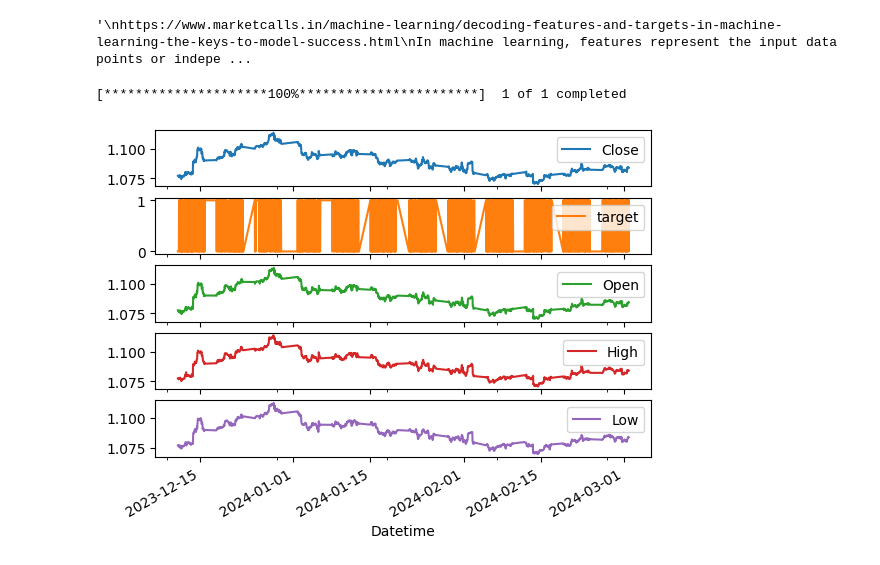
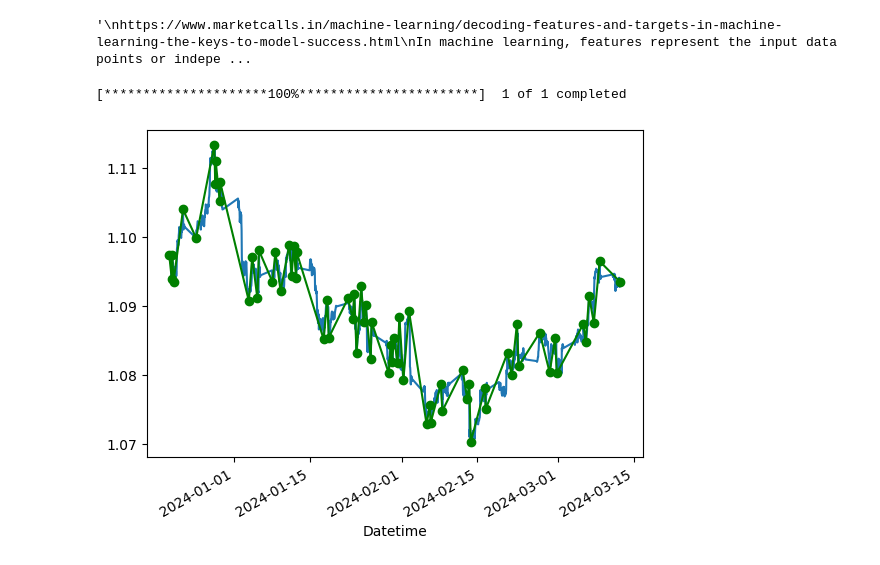
Before and after one commit to MikChristensen/Algo-Trading-Examples, a Jupyter notebook: 03 - Tensorflow example/Timeseries_Test.ipynb, the cells around one changed output. Drawn from its saved outputs; the diff is of its cells as text; code cells hidden in the pictures.

```diff
--- a/03 - Tensorflow example/Timeseries_Test.ipynb
+++ b/03 - Tensorflow example/Timeseries_Test.ipynb
@@ -21,11 +27,11 @@ In machine learning, features represent the input data points or independent var
 '\nhttps://www.marketcalls.in/machine-learning/decoding-features-and-targets-in-machine-learning-the-keys-to-model-success.html\nIn machine learning, features represent the input data points or indepe ...
 # %%
 # load data
-def get_yfinance_hist(symbol = "EURUSD=X", period ='1mo', interval ='15m', show_plot = True ):
+def get_yfinance_hist(symbol = "EURUSD=X", period ='1mo', interval ='15m', show_plot = False ):
     df_raw = yf.download(symbol,period= period ,interval=interval)
     df_raw["returns"] = np.log(df_raw.Close.div(df_raw.Close.shift(1)))
     df_raw.dropna(how="any",inplace=True)
-    df_raw["target"] = np.where(df_raw["returns"].shift(1) > 0, 1, 0)
+    #df_raw["target"] = np.where(df_raw["returns"].shift(1) > 0, 1, 0)
     df_raw = df_raw.drop('Volume', axis=1)
 
     if(show_plot):
@@ -41,4 +47,12 @@ def get_yfinance_hist(symbol = "EURUSD=X", period ='1mo', interval ='15m', show_
 df = get_yfinance_hist(symbol = symbol, period = period, interval= interval )
 # %% [output]
 [*********************100%***********************]  1 of 1 completed
-[figure, removed]
+# %%
+X = df.Close
+pivots = peak_valley_pivots(X.values, 0.002, -0.002)
+ts_pivots = pd.Series(X, index=X.index)
+ts_pivots = ts_pivots[pivots != 0]
+X.plot()
+ts_pivots.plot(style='g-o');
+# %% [output]
+[figure, added]
```
Also changed, not shown: parts of 5 cells of this notebook.
